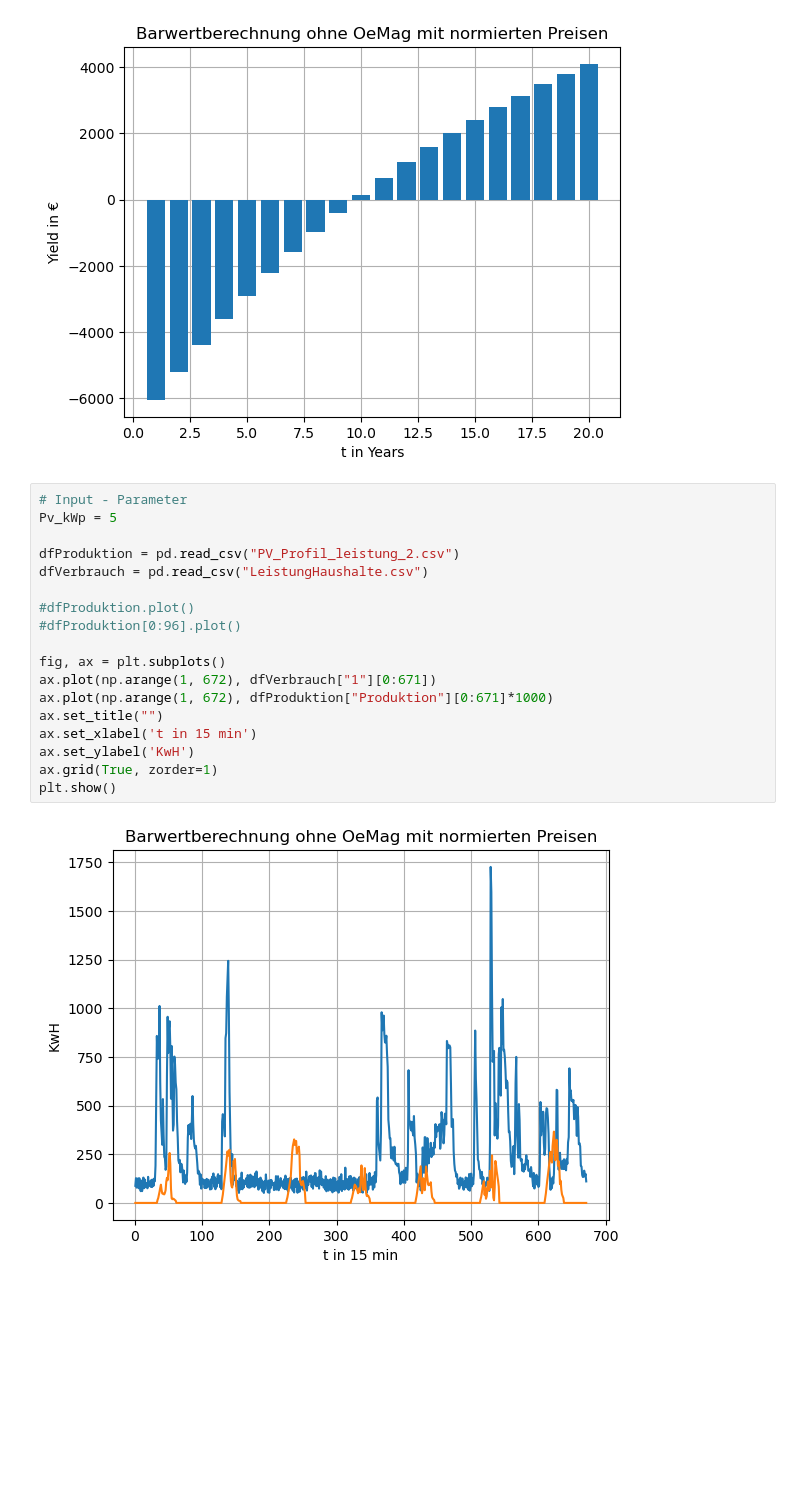
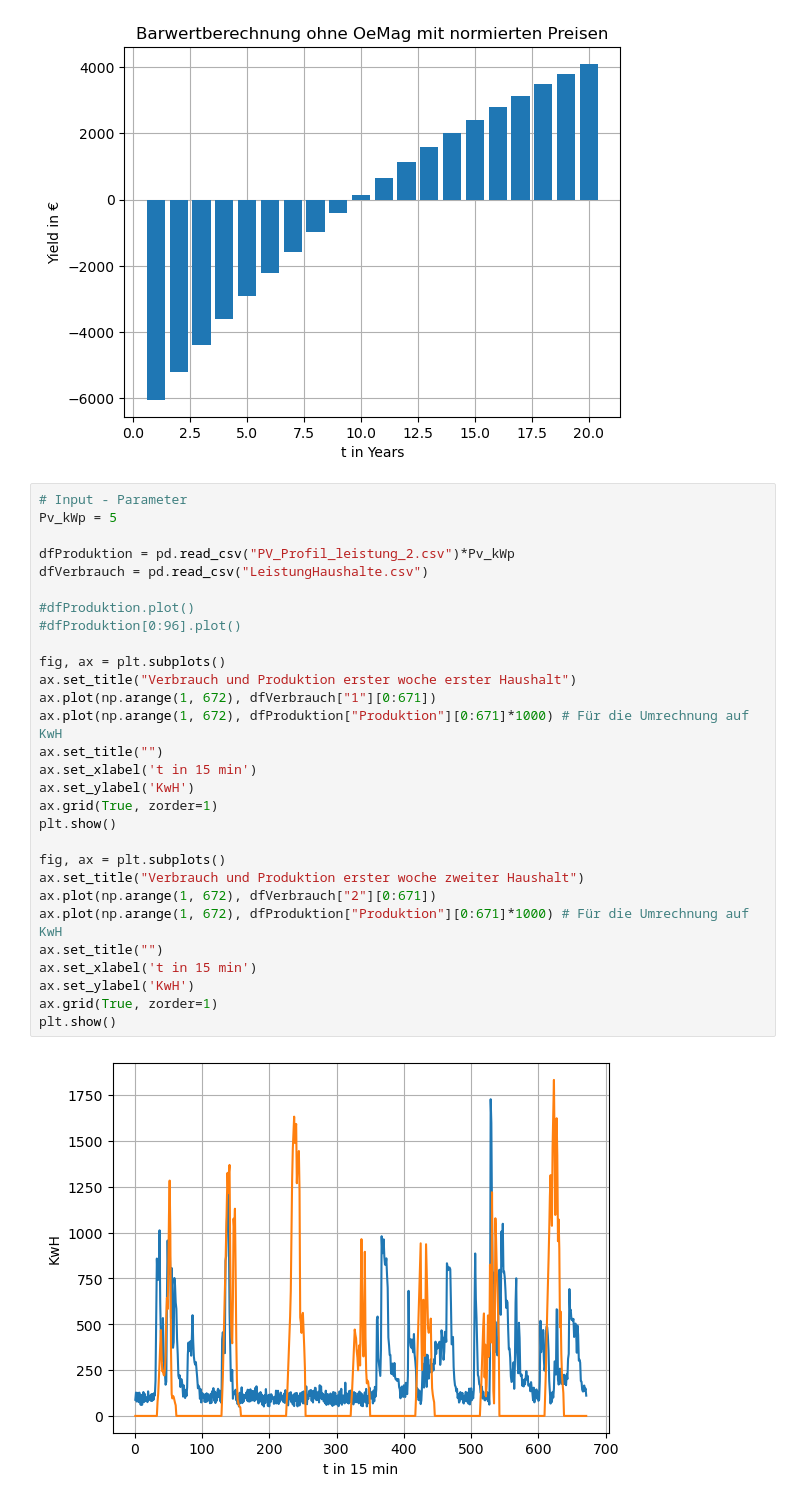
Before and after one commit to AhmedAkhi/2.UE, a Jupyter notebook: UE2_Gruppe2.ipynb, the cells around one changed output. Cells and saved outputs as stored; diff of their text form; blank space fills up the shorter version.

```diff
--- a/UE2_Gruppe2.ipynb
+++ b/UE2_Gruppe2.ipynb
@@ -101,20 +101,31 @@ plt.show()
 # %%
 # Input - Parameter
 Pv_kWp = 5
 
-dfProduktion = pd.read_csv("PV_Profil_leistung_2.csv")
+dfProduktion = pd.read_csv("PV_Profil_leistung_2.csv")*Pv_kWp
 dfVerbrauch = pd.read_csv("LeistungHaushalte.csv")
 
 #dfProduktion.plot()
 #dfProduktion[0:96].plot()
 
 fig, ax = plt.subplots()
+ax.set_title("Verbrauch und Produktion erster woche erster Haushalt")
 ax.plot(np.arange(1, 672), dfVerbrauch["1"][0:671])
-ax.plot(np.arange(1, 672), dfProduktion["Produktion"][0:671]*1000)
+ax.plot(np.arange(1, 672), dfProduktion["Produktion"][0:671]*1000) # Für die Umrechnung auf KwH
 ax.set_title("")
 ax.set_xlabel('t in 15 min')
 ax.set_ylabel('KwH')
 ax.grid(True, zorder=1)
 plt.show()
+
+fig, ax = plt.subplots()
+ax.set_title("Verbrauch und Produktion erster woche zweiter Haushalt")
+ax.plot(np.arange(1, 672), dfVerbrauch["2"][0:671])
+ax.plot(np.arange(1, 672), dfProduktion["Produktion"][0:671]*1000) # Für die Umrechnung auf KwH
+ax.set_title("")
+ax.set_xlabel('t in 15 min')
+ax.set_ylabel('KwH')
+ax.grid(True, zorder=1)
+plt.show()
 # %% [output]
-[figure, old version]
+[figure, new version]
```
Also changed, not shown: parts of 2 cells of this notebook.
